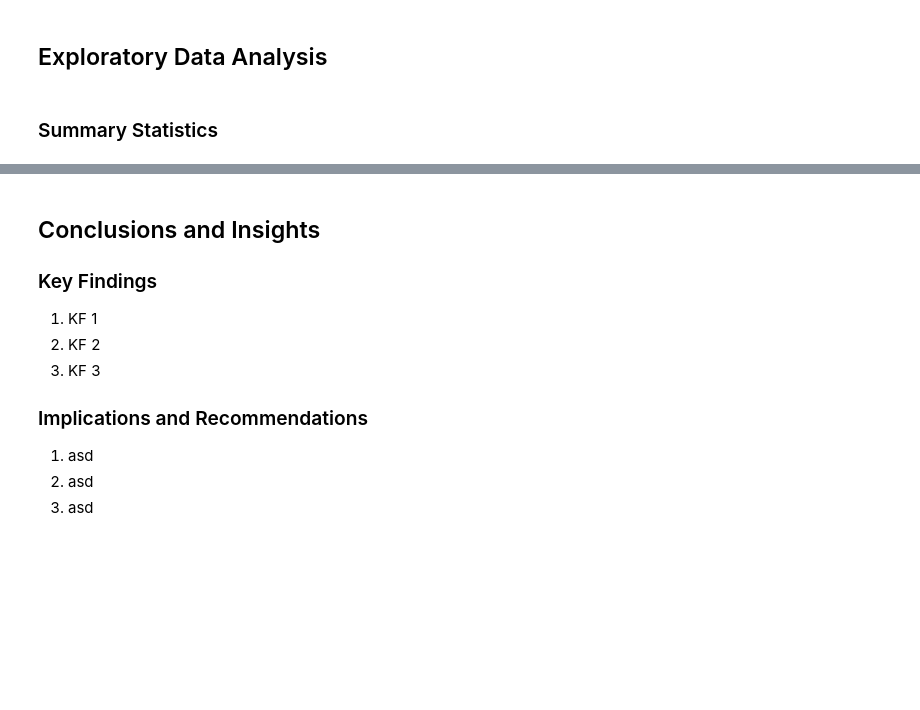
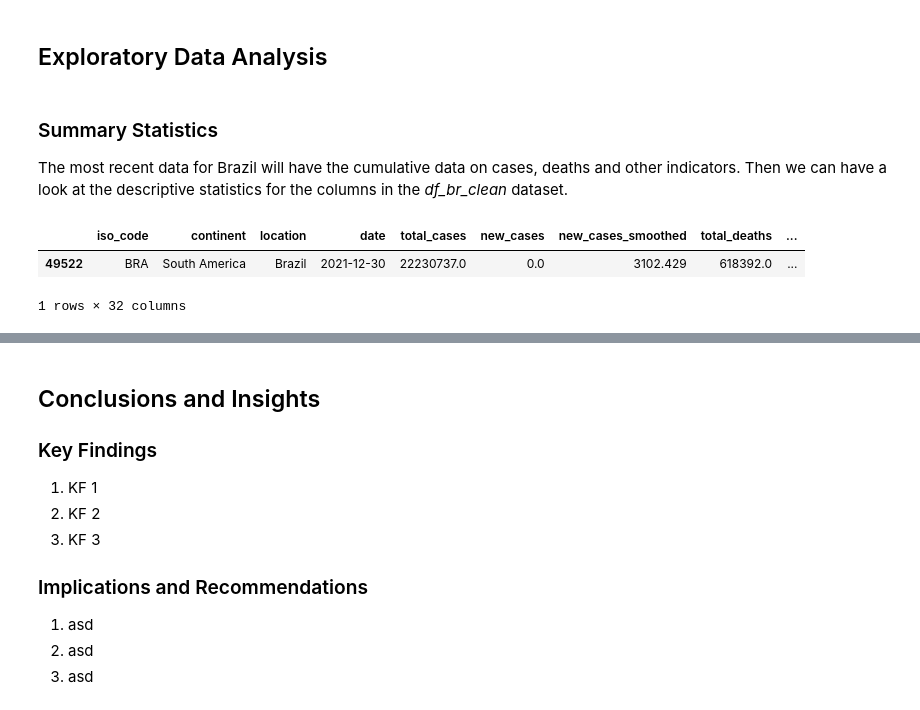
Before and after one commit to pedrohfm/dsnp, a Jupyter notebook: data-visualisation/covid-19-overview-in-brazil.ipynb, the cells around one changed output, grey strips where cells are left out. Saved outputs shown, nothing was run; the diff lists cells and outputs as text; code cells hidden in the pictures; blank space fills up the shorter version.

```diff
--- a/data-visualisation/covid-19-overview-in-brazil.ipynb
+++ b/data-visualisation/covid-19-overview-in-brazil.ipynb
@@ -396,5 +402,13 @@ population                         0.00
 dtype: float64
 # %% [markdown]
 ## Exploratory Data Analysis
-# %% [markdown]
-### Summary Statistics
+# %% [markdown]
+### Summary Statistics
+
+The most recent data for Brazil will have the cumulative data on cases, deaths and other indicators. Then we can have a look at the descriptive statistics for the columns in the *df_br_clean* dataset.
+# %%
+df_br_clean.loc[df_br_clean['date'] == df_br_clean['date'].max()]
+# %% [output]
+|  | iso_code | continent | location | date | total_cases | new_cases | new_cases_smoothed | total_deaths | ... |
+| 49522 | BRA | South America | Brazil | 2021-12-30 | 22230737.0 | 0.0 | 3102.429 | 618392.0 | ... |
+1 rows × 32 columns
```
Also changed, not shown: parts of 20 cells of this notebook.
